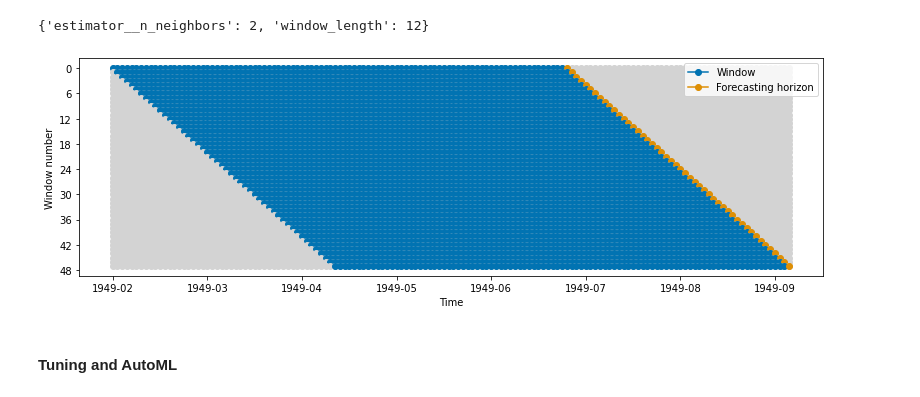
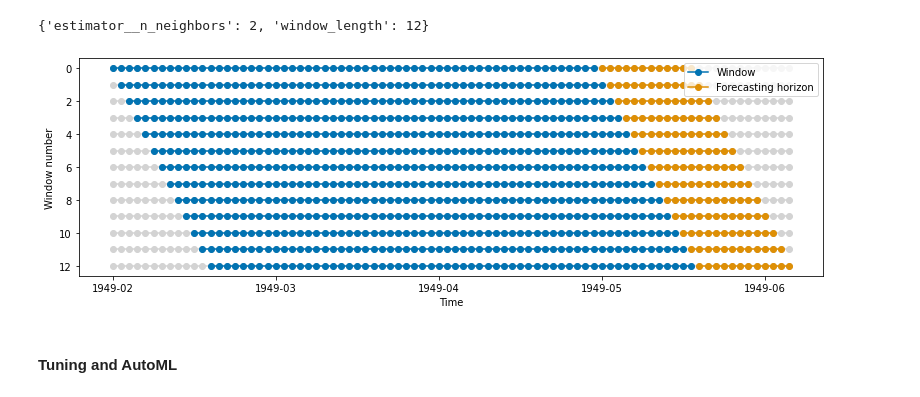
Before and after one commit to sktime/sktime-tutorial-pydata-global-2021, a Jupyter notebook: notebooks/2_forecasting.ipynb, the cells around one changed output. Saved outputs shown, nothing was run; the diff lists cells and outputs as text; code cells hidden in the pictures.

```diff
--- a/notebooks/2_forecasting.ipynb
+++ b/notebooks/2_forecasting.ipynb
@@ -388,7 +399,7 @@ param_grid = {"window_length": [9, 12, 15], "estimator__n_neighbors": np.arange(
 regressor = KNeighborsRegressor()
 forecaster = make_reduction(regressor, strategy="recursive")
 
-cv = SlidingWindowSplitter(window_length=96)
+cv = SlidingWindowSplitter(window_length=60, fh=fh)
 gscv = ForecastingGridSearchCV(
     forecaster, cv=cv, param_grid=param_grid, strategy="refit"
 )
@@ -404,11 +415,10 @@ mean_absolute_percentage_error(y_pred, y_test)
 gscv.best_params_
 # %% [output]
 {'estimator__n_neighbors': 2, 'window_length': 12}
-# %%
-cv = SlidingWindowSplitter(window_length=96)
-plot_windows(cv, y)
-# %% [output]
-[figure, removed]
+# %%
+plot_windows(cv, y.iloc[:84])
+# %% [output]
+[figure, added]
 # %% [markdown]
 #### Tuning and AutoML
 # %%
```
Also changed, not shown: parts of 38 cells of this notebook, 1 other file.
